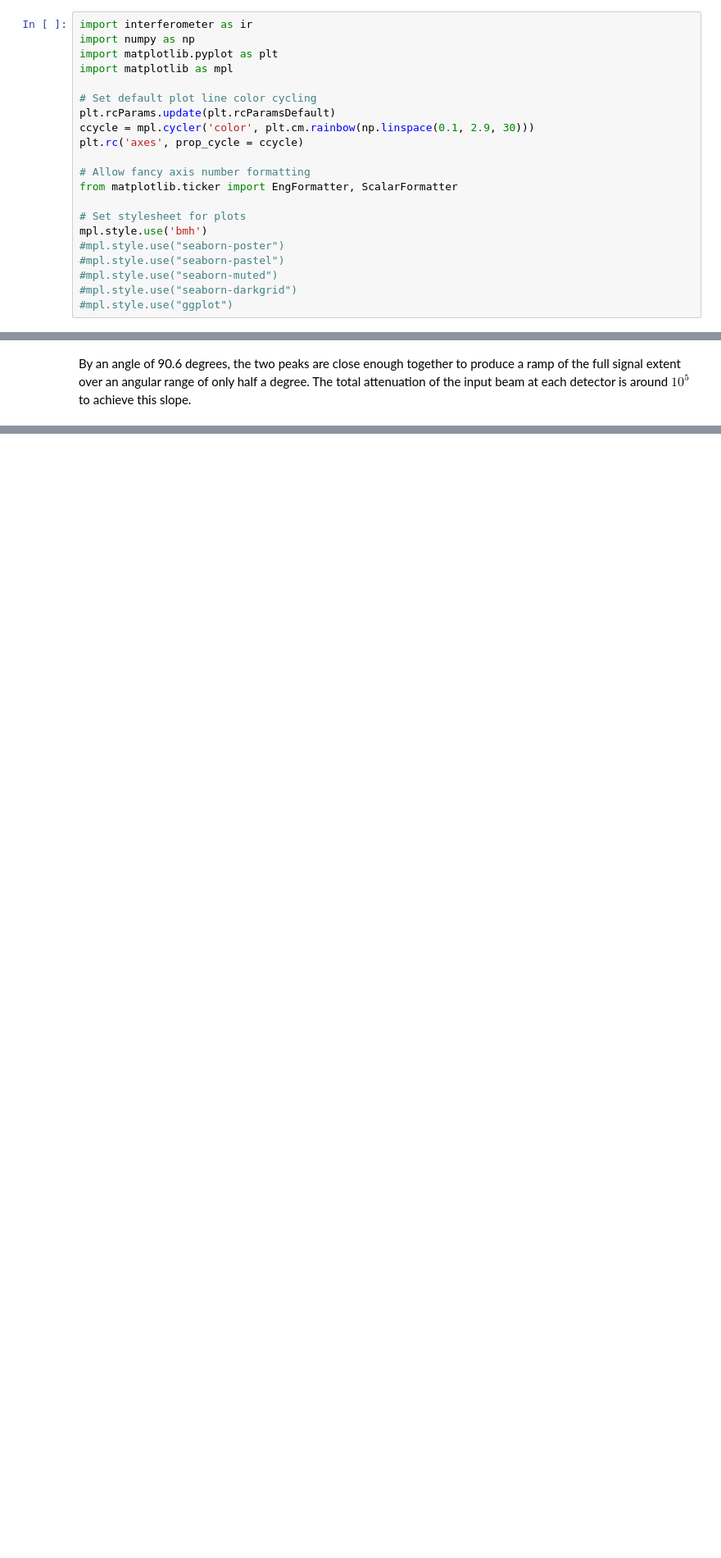
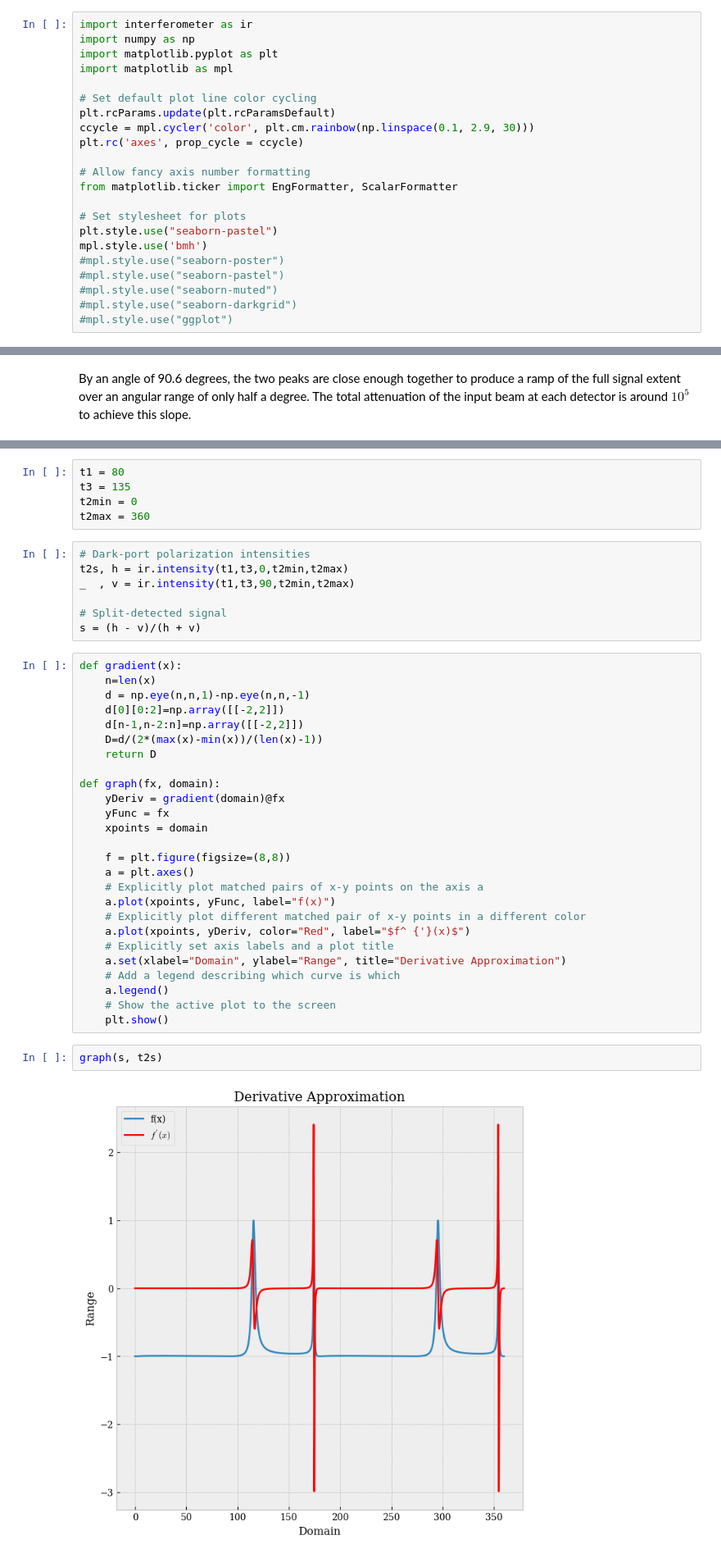
Before and after one commit to CUCatLab/Optical-Metrology, a Jupyter notebook: Simulation.ipynb, the cells around one changed output, grey strips where cells are left out. Shown at 82% size. Saved outputs shown, nothing was run; the diff lists cells and outputs as text; blank space fills up the shorter version.

```diff
--- a/Simulation.ipynb
+++ b/Simulation.ipynb
@@ -13,6 +13,7 @@ plt.rc('axes', prop_cycle = ccycle)
 from matplotlib.ticker import EngFormatter, ScalarFormatter
 
 # Set stylesheet for plots
+plt.style.use("seaborn-pastel")
 mpl.style.use('bmh')
 #mpl.style.use("seaborn-poster")
 #mpl.style.use("seaborn-pastel")
@@ -142,0 +152,42 @@ make_plots(90.6,130,90,92.5,ymax=0.00003)
+# %%
+t1 = 80
+t3 = 135
+t2min = 0
+t2max = 360
+# %%
+# Dark-port polarization intensities
+t2s, h = ir.intensity(t1,t3,0,t2min,t2max)
+_  , v = ir.intensity(t1,t3,90,t2min,t2max)
+
+# Split-detected signal
+s = (h - v)/(h + v)
+# %%
+def gradient(x):
+    n=len(x)
+    d = np.eye(n,n,1)-np.eye(n,n,-1)
+    d[0][0:2]=np.array([[-2,2]])
+    d[n-1,n-2:n]=np.array([[-2,2]])
+    D=d/(2*(max(x)-min(x))/(len(x)-1))
+    return D
+
+def graph(fx, domain):
+    yDeriv = gradient(domain)@fx
+    yFunc = fx
+    xpoints = domain
+
+    f = plt.figure(figsize=(8,8))
+    a = plt.axes()
+    # Explicitly plot matched pairs of x-y points on the axis a
+    a.plot(xpoints, yFunc, label="f(x)")
+    # Explicitly plot different matched pair of x-y points in a different color
+    a.plot(xpoints, yDeriv, color="Red", label="$f^ {'}(x)$")
+    # Explicitly set axis labels and a plot title
+    a.set(xlabel="Domain", ylabel="Range", title="Derivative Approximation")
+    # Add a legend describing which curve is which
+    a.legend()
+    # Show the active plot to the screen
+    plt.show()
+# %%
+graph(s, t2s)
+# %% [output]
+[figure, added]
```
Also changed, not shown: parts of 10 cells of this notebook.
